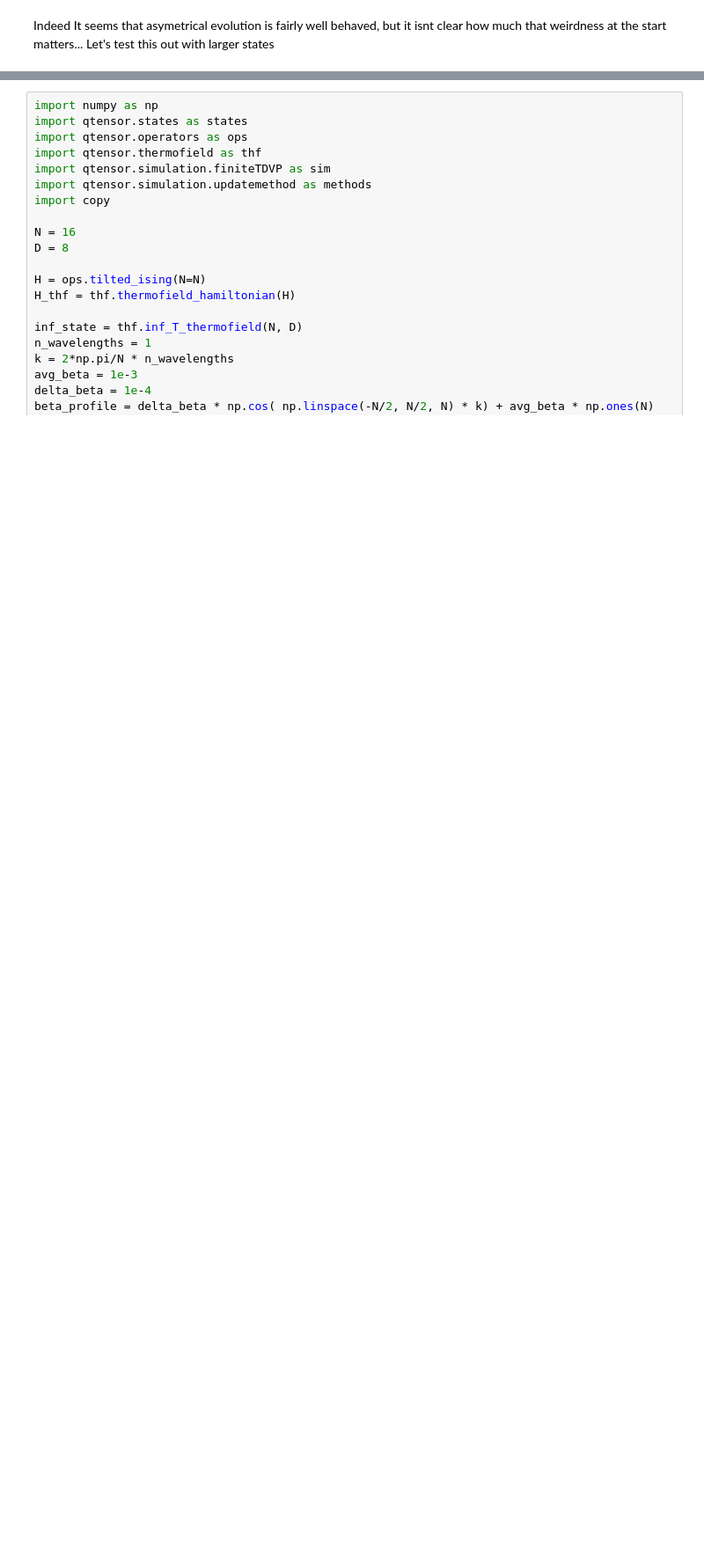
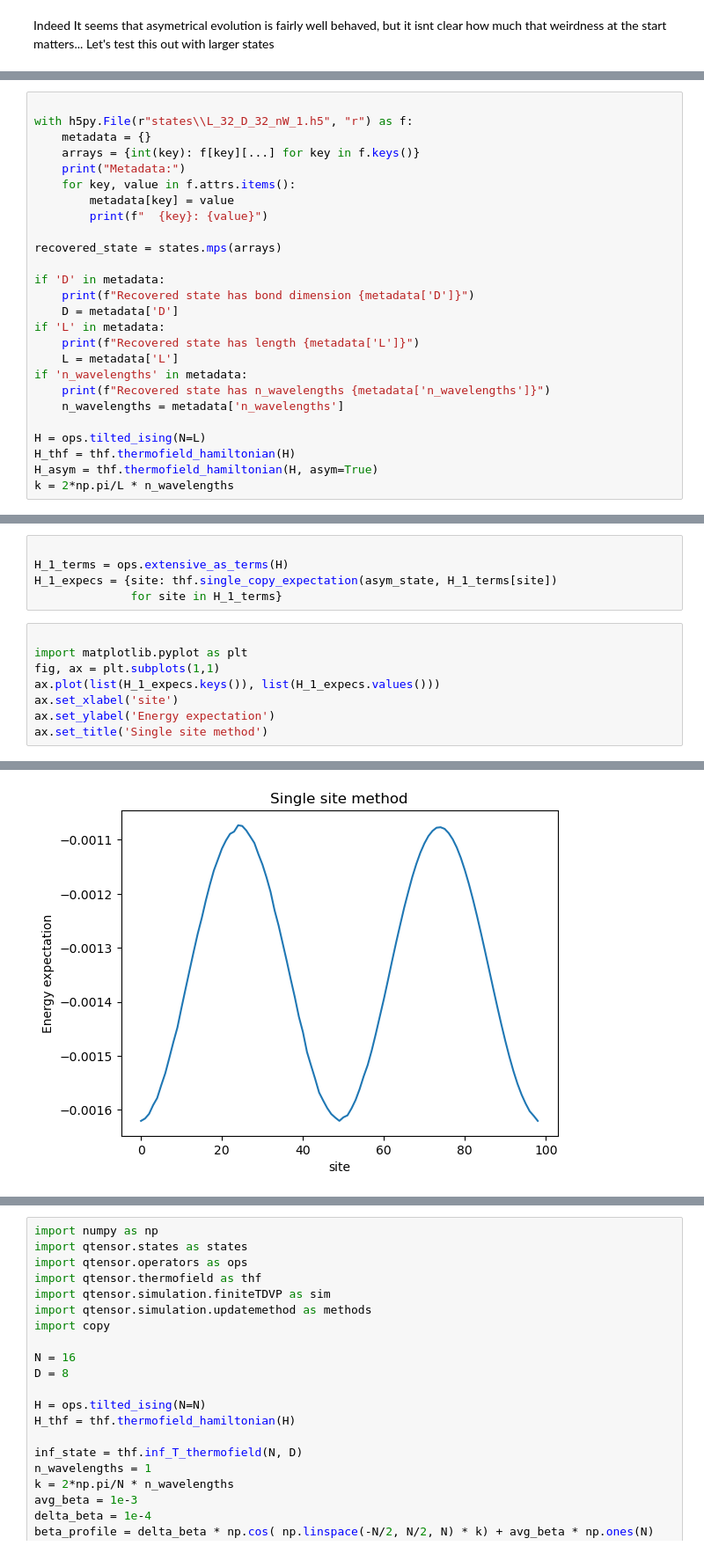
Before and after one commit to OscarCharlieST/quantum-tensor, a Jupyter notebook: active.ipynb, the cells around one changed output, grey strips where cells are left out. Shown at 88% size. Saved outputs shown, nothing was run; the diff lists cells and outputs as text; blank space fills up the shorter version.

```diff
--- a/active.ipynb
+++ b/active.ipynb
@@ -626,0 +668,26 @@ asym_state = copy.deepcopy(indirect_state)
+# %%
+
+with h5py.File(r"states\\L_32_D_32_nW_1.h5", "r") as f:
+    metadata = {}
+    arrays = {int(key): f[key][...] for key in f.keys()}
+    print("Metadata:")
+    for key, value in f.attrs.items():
+        metadata[key] = value
+        print(f"  {key}: {value}")
+
+recovered_state = states.mps(arrays)
+
+if 'D' in metadata:
+    print(f"Recovered state has bond dimension {metadata['D']}")
+    D = metadata['D']
+if 'L' in metadata:
+    print(f"Recovered state has length {metadata['L']}")
+    L = metadata['L']
+if 'n_wavelengths' in metadata:
+    print(f"Recovered state has n_wavelengths {metadata['n_wavelengths']}")
+    n_wavelengths = metadata['n_wavelengths']
+
+H = ops.tilted_ising(N=L)
+H_thf = thf.thermofield_hamiltonian(H)
+H_asym = thf.thermofield_hamiltonian(H, asym=True)
+k = 2*np.pi/L * n_wavelengths
@@ -626,0 +707,14 @@ asym_state = copy.deepcopy(indirect_state)
+# %%
+
+H_1_terms = ops.extensive_as_terms(H)
+H_1_expecs = {site: thf.single_copy_expectation(asym_state, H_1_terms[site])
+              for site in H_1_terms}
+# %%
+
+import matplotlib.pyplot as plt
+fig, ax = plt.subplots(1,1)
+ax.plot(list(H_1_expecs.keys()), list(H_1_expecs.values()))
+ax.set_xlabel('site')
+ax.set_ylabel('Energy expectation')
+ax.set_title('Single site method')
+# %% [output]
@@ -627,2 +722,3 @@ asym_state = copy.deepcopy(indirect_state)
+[figure, added]
 # %%
 
```
Also changed, not shown: parts of 43 cells of this notebook, 12 other files.
